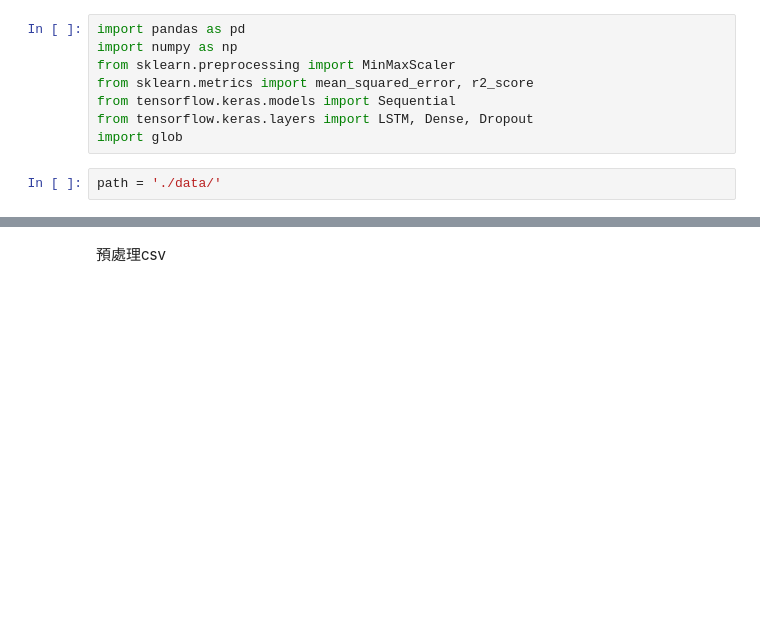
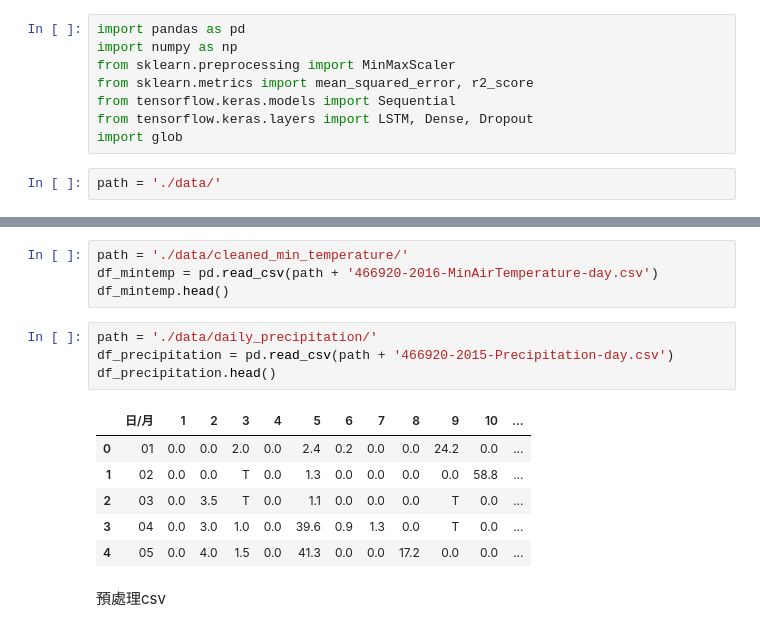
Before and after one commit to kuanyi0226/2024_fall_DS-Final-Project, a Jupyter notebook: train.ipynb, the cells around one changed output, grey strips where cells are left out. Saved outputs shown, nothing was run; the diff lists cells and outputs as text; blank space fills up the shorter version.

```diff
--- a/train.ipynb
+++ b/train.ipynb
@@ -62,3 +108,18 @@ df_rain.head()
+# %%
+path = './data/cleaned_min_temperature/'
+df_mintemp = pd.read_csv(path + '466920-2016-MinAirTemperature-day.csv')
+df_mintemp.head()
+# %%
+path = './data/daily_precipitation/'
+df_precipitation = pd.read_csv(path + '466920-2015-Precipitation-day.csv')
+df_precipitation.head()
+# %% [output]
+|  | 日/月 | 1 | 2 | 3 | 4 | 5 | 6 | 7 | 8 | 9 | 10 | ... |
+| 0 | 01 | 0.0 | 0.0 | 2.0 | 0.0 | 2.4 | 0.2 | 0.0 | 0.0 | 24.2 | 0.0 | ... |
+| 1 | 02 | 0.0 | 0.0 | T | 0.0 | 1.3 | 0.0 | 0.0 | 0.0 | 0.0 | 58.8 | ... |
+| 2 | 03 | 0.0 | 3.5 | T | 0.0 | 1.1 | 0.0 | 0.0 | 0.0 | T | 0.0 | ... |
+| 3 | 04 | 0.0 | 3.0 | 1.0 | 0.0 | 39.6 | 0.9 | 1.3 | 0.0 | T | 0.0 | ... |
+| 4 | 05 | 0.0 | 4.0 | 1.5 | 0.0 | 41.3 | 0.0 | 0.0 | 17.2 | 0.0 | 0.0 | ... |
 # %% [markdown]
 預處理csv
 # %% [markdown]
```
Also changed, not shown: parts of 4 cells of this notebook.
